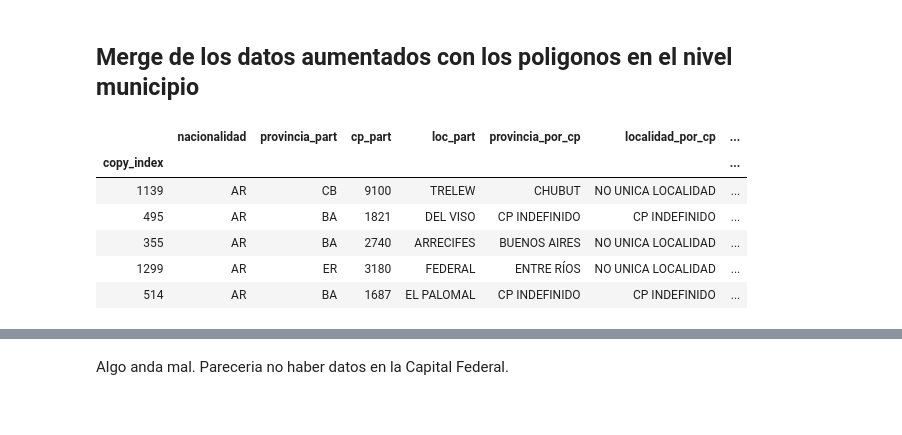
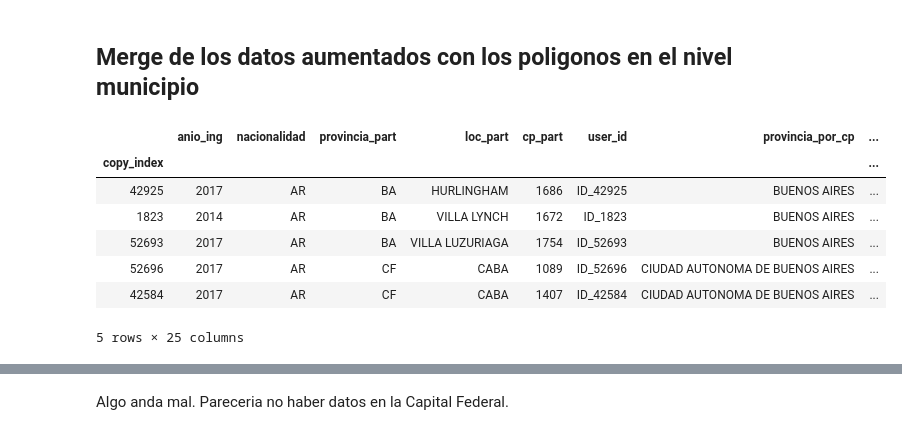
Before and after one commit to joaquinmenendez/HI_GIS, a Jupyter notebook: Geopanding.ipynb, the cells around one changed output, grey strips where cells are left out. Saved outputs shown, nothing was run; the diff lists cells and outputs as text; code cells hidden in the pictures.

```diff
--- a/Geopanding.ipynb
+++ b/Geopanding.ipynb
@@ -101,16 +102,17 @@ dtype: object
 # %% [markdown]
 ## Merge de los datos aumentados con los poligonos en el nivel municipio
 # %%
-USUARIOS = pickle.load(open('DF_geolocalizado.pickle', 'rb'))
+USUARIOS = pickle.load(open('HI_localizacion_socios.pickle', 'rb'))
 USUARIOS.sample(5)
 # %% [output]
-|  | nacionalidad | provincia_part | cp_part | loc_part | provincia_por_cp | localidad_por_cp | ... |
-| copy_index |  |  |  |  |  |  | ... |
-| 1139 | AR | CB | 9100 | TRELEW | CHUBUT | NO UNICA LOCALIDAD | ... |
-| 495 | AR | BA | 1821 | DEL VISO | CP INDEFINIDO | CP INDEFINIDO | ... |
-| 355 | AR | BA | 2740 | ARRECIFES | BUENOS AIRES | NO UNICA LOCALIDAD | ... |
-| 1299 | AR | ER | 3180 | FEDERAL | ENTRE RÍOS | NO UNICA LOCALIDAD | ... |
-| 514 | AR | BA | 1687 | EL PALOMAL | CP INDEFINIDO | CP INDEFINIDO | ... |
+|  | anio_ing | nacionalidad | provincia_part | loc_part | cp_part | user_id | provincia_por_cp | ... |
+| copy_index |  |  |  |  |  |  |  | ... |
+| 42925 | 2017 | AR | BA | HURLINGHAM | 1686 | ID_42925 | BUENOS AIRES | ... |
+| 1823 | 2014 | AR | BA | VILLA LYNCH | 1672 | ID_1823 | BUENOS AIRES | ... |
+| 52693 | 2017 | AR | BA | VILLA LUZURIAGA | 1754 | ID_52693 | BUENOS AIRES | ... |
+| 52696 | 2017 | AR | CF | CABA | 1089 | ID_52696 | CIUDAD AUTONOMA DE BUENOS AIRES | ... |
+| 42584 | 2017 | AR | CF | CABA | 1407 | ID_42584 | CIUDAD AUTONOMA DE BUENOS AIRES | ... |
+5 rows × 25 columns
 # %%
 MUNICIPIO.in1 = MUNICIPIO.in1.astype(int)
 us_index = USUARIOS.index
```
Also changed, not shown: parts of 44 cells of this notebook.
